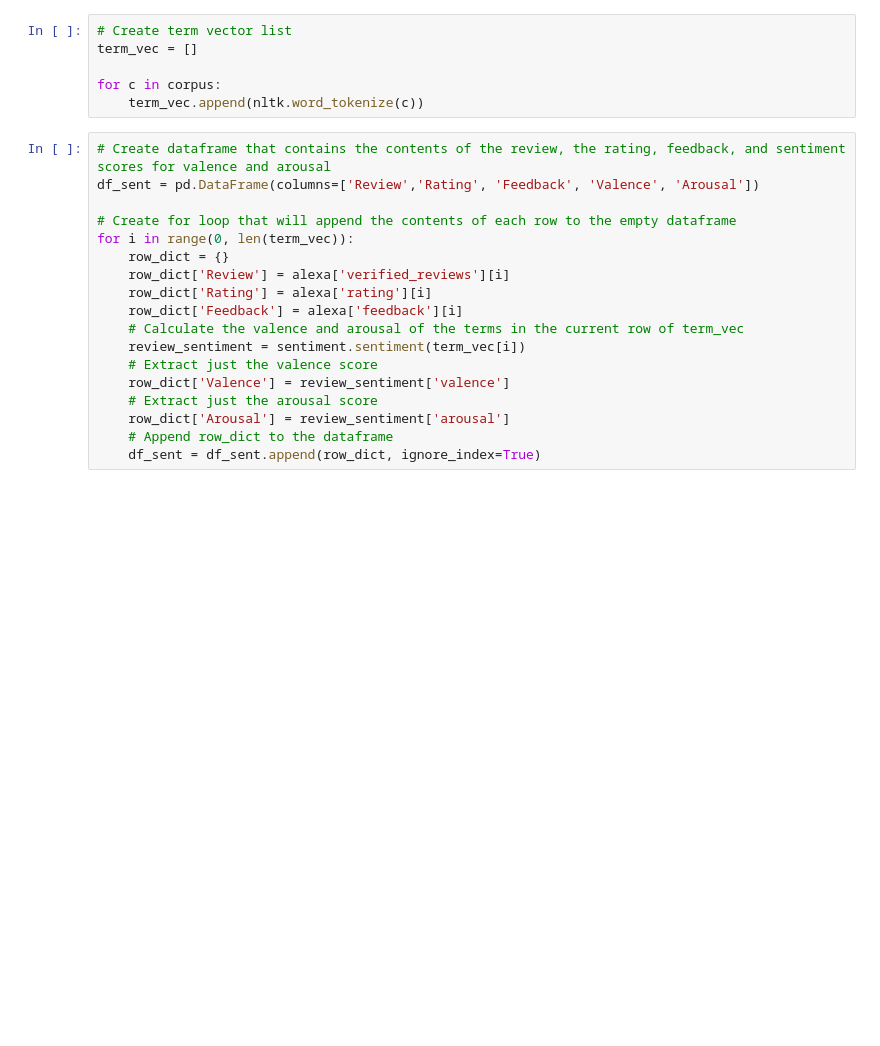
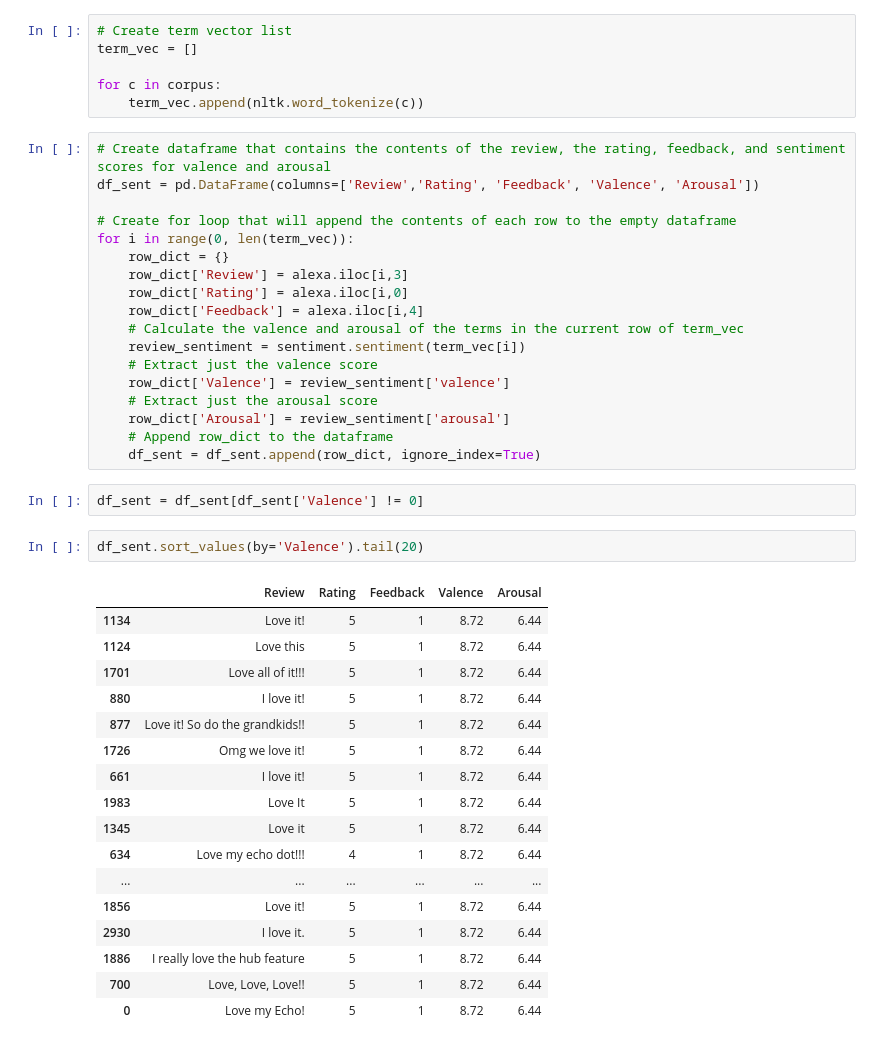
Before and after one commit to christian-taylor/Amazon_Alexa_Personal_Project, a Jupyter notebook: amazon_alexa_notebook.ipynb, the cells around one changed output. Saved outputs shown, nothing was run; the diff lists cells and outputs as text; blank space fills up the shorter version.

```diff
--- a/amazon_alexa_notebook.ipynb
+++ b/amazon_alexa_notebook.ipynb
@@ -304,9 +288,9 @@ df_sent = pd.DataFrame(columns=['Review','Rating', 'Feedback', 'Valence', 'Arous
 # Create for loop that will append the contents of each row to the empty dataframe
 for i in range(0, len(term_vec)):
     row_dict = {}
-    row_dict['Review'] = alexa['verified_reviews'][i]
-    row_dict['Rating'] = alexa['rating'][i]
-    row_dict['Feedback'] = alexa['feedback'][i]
+    row_dict['Review'] = alexa.iloc[i,3]
+    row_dict['Rating'] = alexa.iloc[i,0]
+    row_dict['Feedback'] = alexa.iloc[i,4]
     # Calculate the valence and arousal of the terms in the current row of term_vec
     review_sentiment = sentiment.sentiment(term_vec[i])
     # Extract just the valence score
@@ -315,4 +299,26 @@ for i in range(0, len(term_vec)):
     row_dict['Arousal'] = review_sentiment['arousal']
     # Append row_dict to the dataframe
     df_sent = df_sent.append(row_dict, ignore_index=True)
+# %%
+df_sent = df_sent[df_sent['Valence'] != 0]
+# %%
+df_sent.sort_values(by='Valence').tail(20)
+# %% [output]
+|  | Review | Rating | Feedback | Valence | Arousal |
+| 1134 | Love it! | 5 | 1 | 8.72 | 6.44 |
+| 1124 | Love this | 5 | 1 | 8.72 | 6.44 |
+| 1701 | Love all of it!!! | 5 | 1 | 8.72 | 6.44 |
+| 880 | I love it! | 5 | 1 | 8.72 | 6.44 |
+| 877 | Love it! So do the grandkids!! | 5 | 1 | 8.72 | 6.44 |
+| 1726 | Omg we love it! | 5 | 1 | 8.72 | 6.44 |
+| 661 | I love it! | 5 | 1 | 8.72 | 6.44 |
+| 1983 | Love It | 5 | 1 | 8.72 | 6.44 |
+| 1345 | Love it | 5 | 1 | 8.72 | 6.44 |
+| 634 | Love my echo dot!!! | 4 | 1 | 8.72 | 6.44 |
+| ... | ... | ... | ... | ... | ... |
+| 1856 | Love it! | 5 | 1 | 8.72 | 6.44 |
+| 2930 | I love it. | 5 | 1 | 8.72 | 6.44 |
+| 1886 | I really love the hub feature | 5 | 1 | 8.72 | 6.44 |
+| 700 | Love, Love, Love!! | 5 | 1 | 8.72 | 6.44 |
+| 0 | Love my Echo! | 5 | 1 | 8.72 | 6.44 |
 # %%
```
Also changed, not shown: parts of 10 cells of this notebook.
